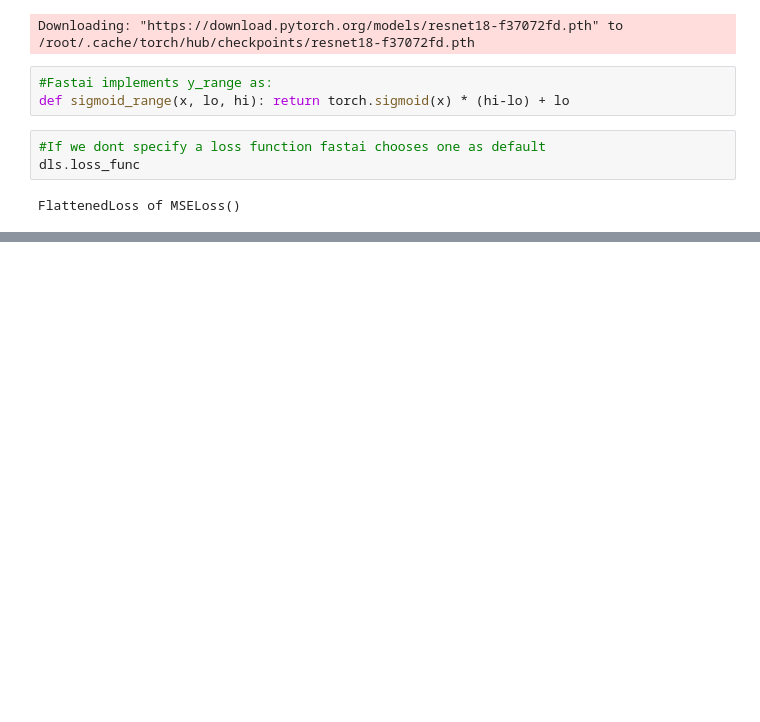
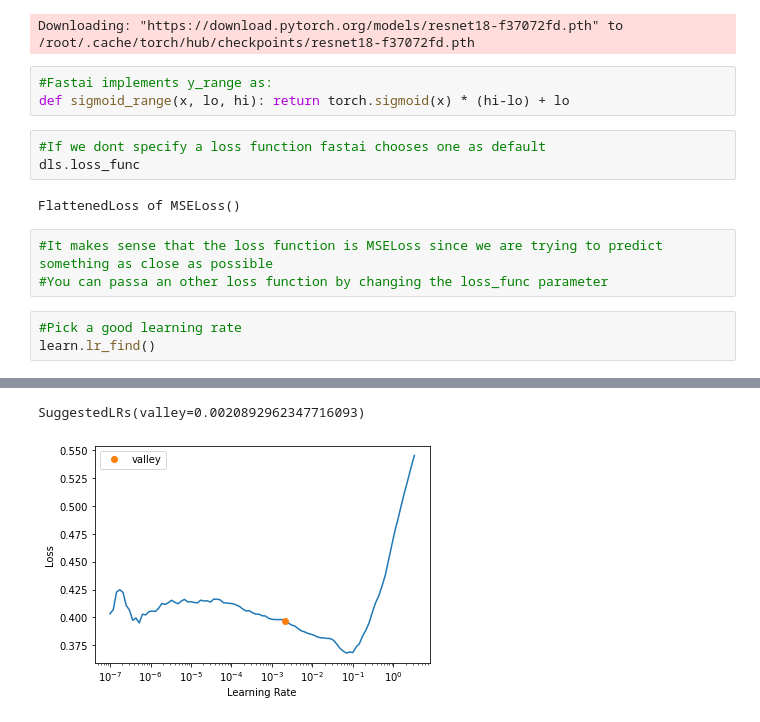
Before and after one commit to i-SanMartin/FastAI, a Jupyter notebook: 06_Multicat/Regression.ipynb, the cells around one changed output, grey strips where cells are left out. Cells and saved outputs as stored; diff of their text form; blank space fills up the shorter version.

```diff
--- a/06_Multicat/Regression.ipynb
+++ b/06_Multicat/Regression.ipynb
@@ -120,3 +128,10 @@ def sigmoid_range(x, lo, hi): return torch.sigmoid(x) * (hi-lo) + lo
 dls.loss_func
 # %% [output]
 FlattenedLoss of MSELoss()
+# %%
+#It makes sense that the loss function is MSELoss since we are trying to predict something as close as possible
+#You can passa an other loss function by changing the loss_func parameter
+# %%
+#Pick a good learning rate
+learn.lr_find()
+# %% [output]
@@ -122,0 +139,2 @@ FlattenedLoss of MSELoss()
+SuggestedLRs(valley=0.0020892962347716093)
+[figure, added]
```
Also changed, not shown: parts of 13 cells of this notebook.
